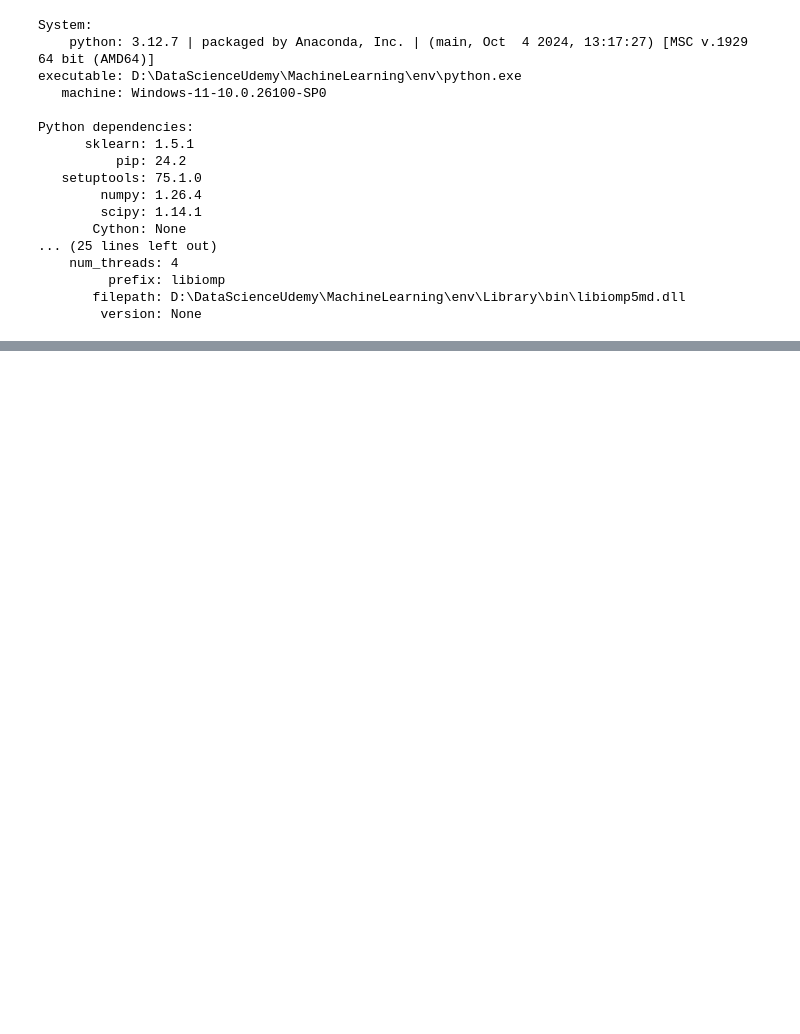
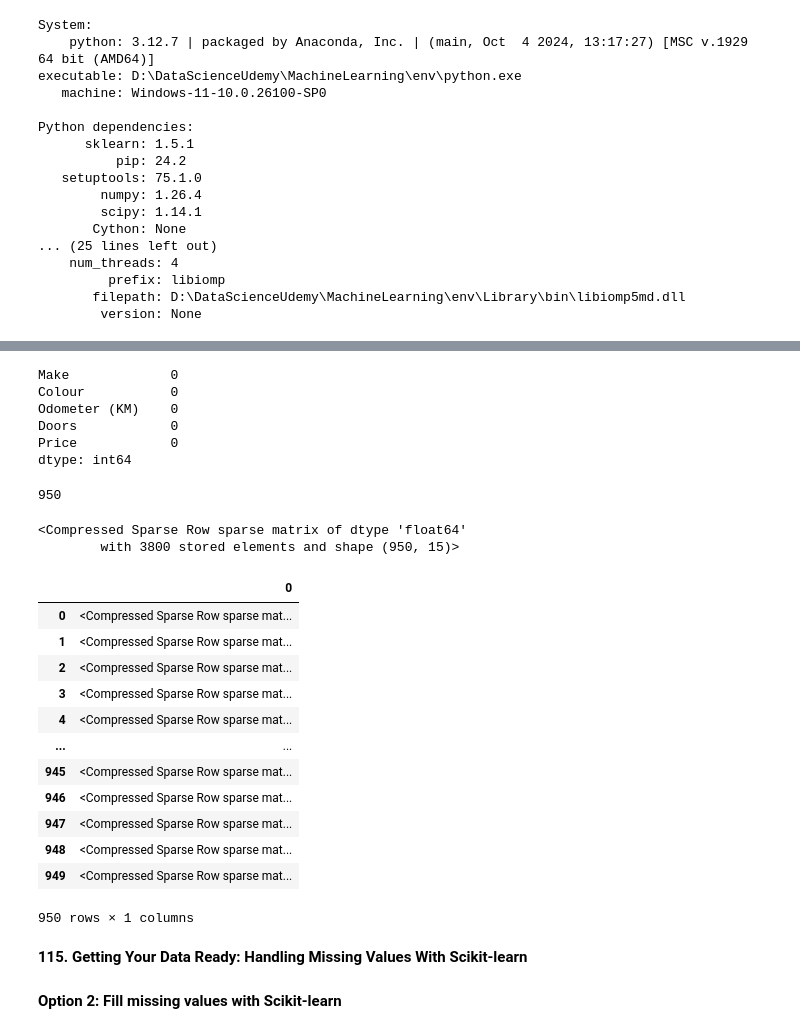
Before and after one commit to bhagya777/Machine-Learning, a Jupyter notebook: Scikit-learn.ipynb, the cells around one changed output, grey strips where cells are left out. Saved outputs shown, nothing was run; the diff lists cells and outputs as text; code cells hidden in the pictures; blank space fills up the shorter version.

```diff
--- a/Scikit-learn.ipynb
+++ b/Scikit-learn.ipynb
@@ -179,0 +300,5 @@ Python dependencies:
+# %%
+car_sales_missing["Make"].fillna("Missing",inplace=True)
+car_sales_missing["Colour"].fillna("Missing",inplace=True)
+car_sales_missing["Doors"].fillna(4,inplace=True)
+car_sales_missing["Odometer (KM)"].fillna(car_sales_missing['Odometer (KM)'].mean(),inplace=True)
@@ -179,0 +332,51 @@ Python dependencies:
+# %%
+#Remove rows with missing price values as it is label and must have a value to train data
+car_sales_missing.dropna(inplace=True)
+# %%
+car_sales_missing.isna().sum()
+# %% [output]
+Make             0
+Colour           0
+Odometer (KM)    0
+Doors            0
+Price            0
+dtype: int64
+# %%
+len(car_sales_missing)
+# %% [output]
+950
+# %%
+x=car_sales_missing.drop("Price", axis=1)
+y=car_sales_missing["Price"]
+# %%
+from sklearn.preprocessing import OneHotEncoder
+from sklearn.compose import ColumnTransformer
+
+categorical_features=["Make","Colour","Doors"]
+one_hot=OneHotEncoder()
+transformer=ColumnTransformer([("one_hot",one_hot,categorical_features)],remainder="passthrough")
+transformed_x=transformer.fit_transform(x)
+transformed_x
+# %% [output]
+<Compressed Sparse Row sparse matrix of dtype 'float64'
+        with 3800 stored elements and shape (950, 15)>
+# %%
+pd.DataFrame(transformed_x)
+# %% [output]
+|  | 0 |
+| 0 | <Compressed Sparse Row sparse mat... |
+| 1 | <Compressed Sparse Row sparse mat... |
+| 2 | <Compressed Sparse Row sparse mat... |
+| 3 | <Compressed Sparse Row sparse mat... |
+| 4 | <Compressed Sparse Row sparse mat... |
+| ... | ... |
+| 945 | <Compressed Sparse Row sparse mat... |
+| 946 | <Compressed Sparse Row sparse mat... |
+| 947 | <Compressed Sparse Row sparse mat... |
+| 948 | <Compressed Sparse Row sparse mat... |
+| 949 | <Compressed Sparse Row sparse mat... |
+950 rows × 1 columns
+# %% [markdown]
+**115. Getting Your Data Ready: Handling Missing Values With Scikit-learn**
+# %% [markdown]
+**Option 2: Fill missing values with Scikit-learn**
```
Also changed, not shown: parts of 23 cells of this notebook.
